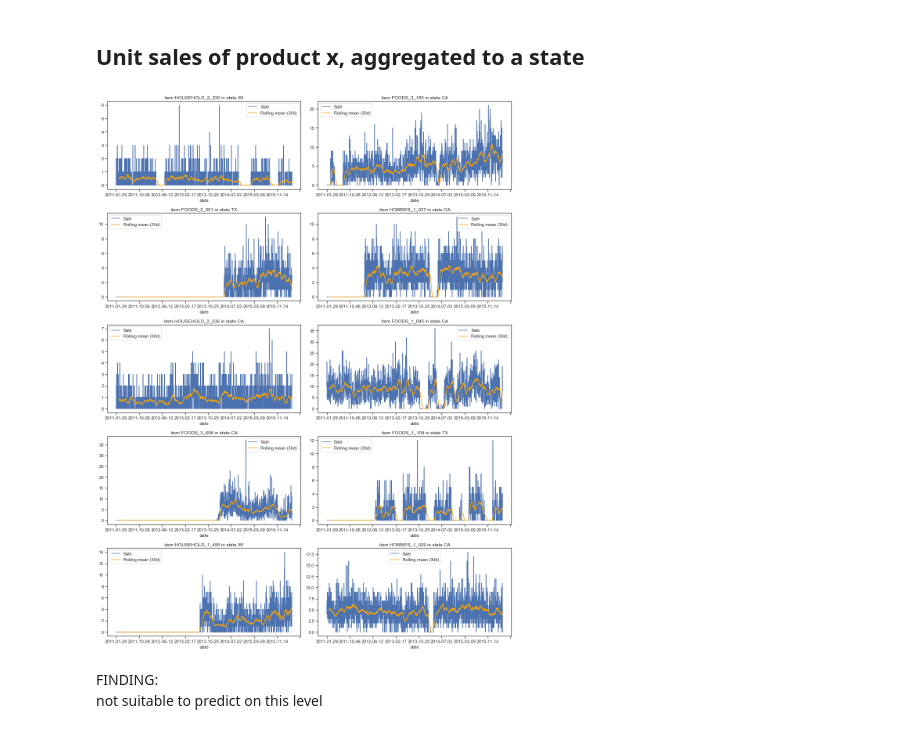
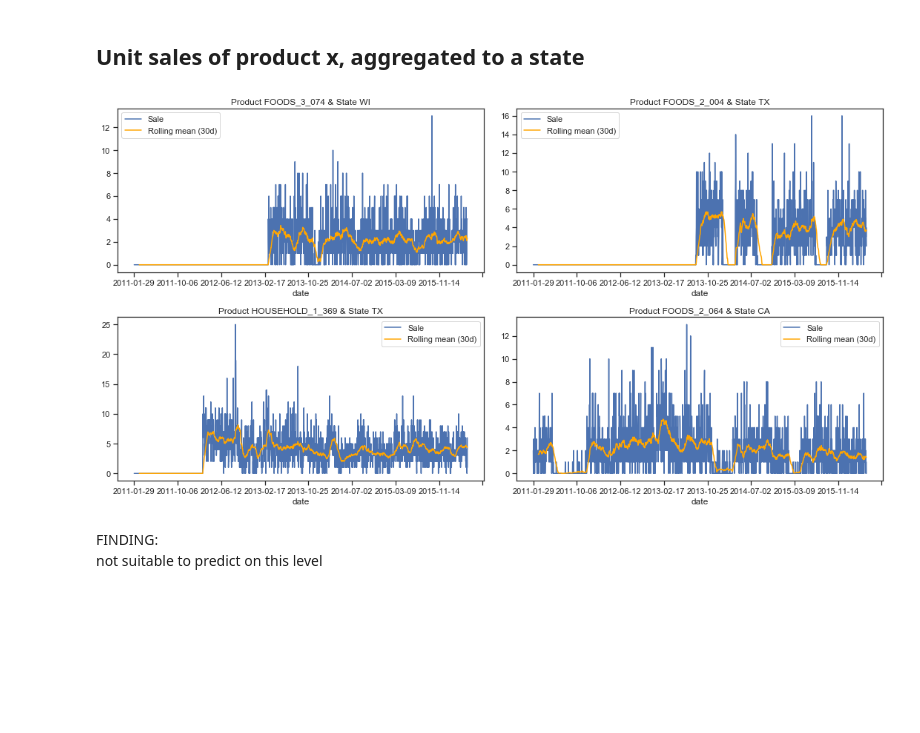
Before and after one commit to dominicdoerig/predicting-sales-data, a Jupyter notebook: m5_challenge/01_data_exploration.ipynb, the cells around one changed output. Drawn from its saved outputs; the diff is of its cells as text; code cells hidden in the pictures; blank space fills up the shorter version.

```diff
--- a/m5_challenge/01_data_exploration.ipynb
+++ b/m5_challenge/01_data_exploration.ipynb
@@ -210,5 +210,5 @@ transform_dataframe(df_sales.head(10), df_calendar, df_prices)
 # %% [markdown]
 # Plot Time Series of an item on different Levels
 # %%
-n_series = 10
+n_series = 4
 # %% [markdown]
@@ -216,22 +216,23 @@ n_series = 10
 # %%
-
 # Sample n random occurences
 items = df_sales['id'].sample(n=n_series, random_state=1).values.tolist()
 
-
 # Plot time series
-fig, axs = plt.subplots(math.ceil(n_series/2), 2, figsize=(15,n_series*2))
+fig, axs = plt.subplots(math.ceil(n_series / 2), 2, figsize=(15, n_series * 2))
 axs = axs.flatten()
 ax_idx = 0
 
 for item in items:
     df = df_sales.loc[df_sales['id'] == str(item)]
-    df = transform_dataframe(df,df_calendar,df_prices)
-    ax = df.plot(x='date', y='sale', style='-',
-                 title=f'item: {item}', ax=axs[ax_idx])
+    df = transform_dataframe(df, df_calendar, df_prices)
+    ax = df.plot(x='date',
+                 y='sale',
+                 style='-',
+                 title=f'Product: {item}',
+                 ax=axs[ax_idx])
     roll_mean = df[['sale']].rolling(30).mean()
-    roll_mean.plot(ax=ax,color='orange', legend=False)
-    ax.legend(['Sale','Rolling mean (30d)'])
+    roll_mean.plot(ax=ax, color='orange', legend=False)
+    ax.legend(['Sale', 'Rolling mean (30d)'])
 
     ax_idx += 1
 plt.tight_layout()
@@ -245,32 +246,37 @@ not suitable to predict on this level
 ## Unit sales of product x, aggregated to a state
 # %%
 # Sample n random occurences
-items = df_sales['item_id'].sample(n=n_series, random_state=1).values.tolist()
-states = df_sales['state_id'].sample(n=n_series, random_state=1).values.tolist()
-
-
+items = df_sales['item_id'].drop_duplicates()
+states = df_sales['state_id'].drop_duplicates()
+combinations = pd.Series(itertools.product(items, states)).sample(
+    n=n_series, random_state=1).values.tolist()
 
 # Plot time series
-fig, axs = plt.subplots(math.ceil(n_series/2), 2, figsize=(15,n_series*2))
+fig, axs = plt.subplots(math.ceil(n_series / 2), 2, figsize=(15, n_series * 2))
 axs = axs.flatten()
 ax_idx = 0
 
-for item,state in zip(items, states):
-    df = df_sales.loc[df_sales['item_id'] == str(item)].loc[df_sales['state_id'] == str(state)]
+for item, state in combinations:
+    df = df_sales.loc[df_sales['item_id'] == str(item)].loc[
+        df_sales['state_id'] == str(state)]
 
-    df = transform_dataframe(df,df_calendar,df_prices)
+    df = transform_dataframe(df, df_calendar, df_prices)
     df = pd.pivot_table(df, values='sale', index=['date'], aggfunc=np.sum)
     df.reset_index(level=df.index.names, inplace=True)
-    ax = df.plot(x='date', y='sale', style='-', title=f'item {item} in state {state}', ax=axs[ax_idx])
+    ax = df.plot(x='date',
+                 y='sale',
+                 style='-',
+                 title=f'Product {item} & State {state}',
+                 ax=axs[ax_idx])
     roll_mean = df.rolling(30).mean()
-    roll_mean.plot(ax=ax,color='orange', legend=False)
-    ax.legend(['Sale','Rolling mean (30d)'])
+    roll_mean.plot(ax=ax, color='orange', legend=False)
+    ax.legend(['Sale', 'Rolling mean (30d)'])
 
     ax_idx += 1
 plt.tight_layout()
 plt.show()
 # %% [output]
-[figure, old version]
+[figure, new version]
 # %% [markdown]
 FINDING:
 not suitable to predict on this level
```
Also changed, not shown: parts of 13 cells of this notebook.
